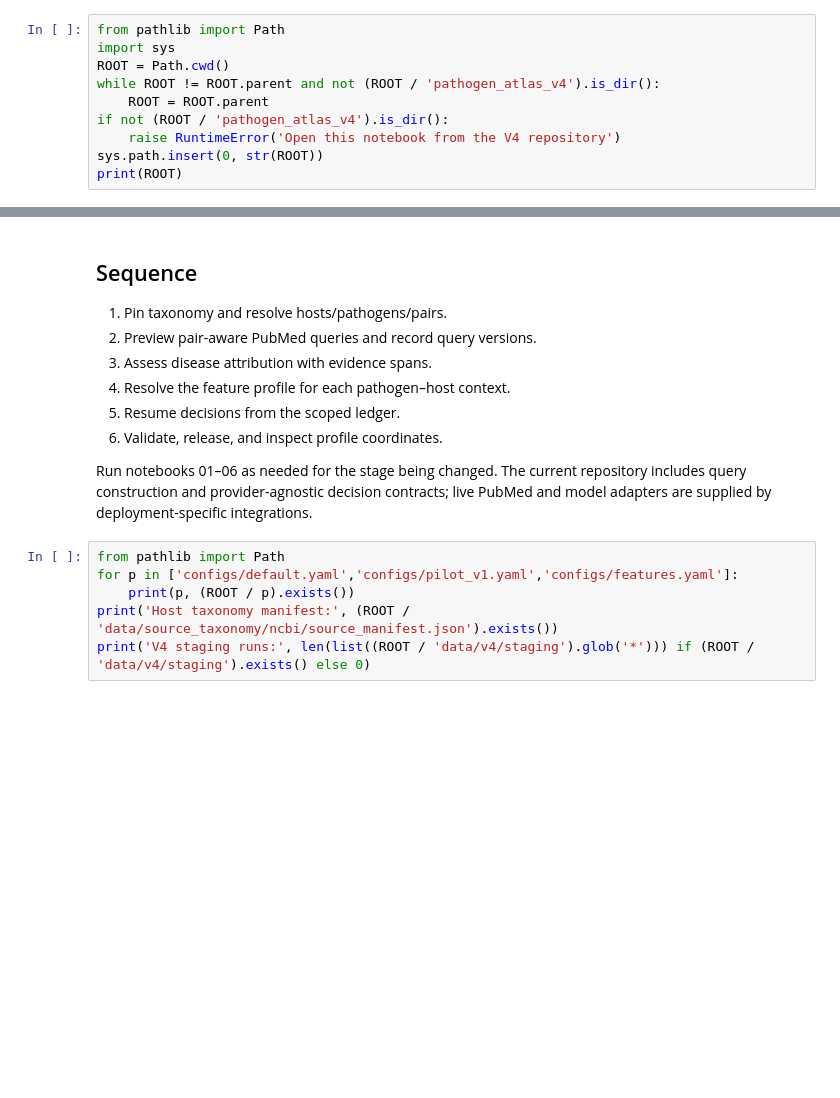
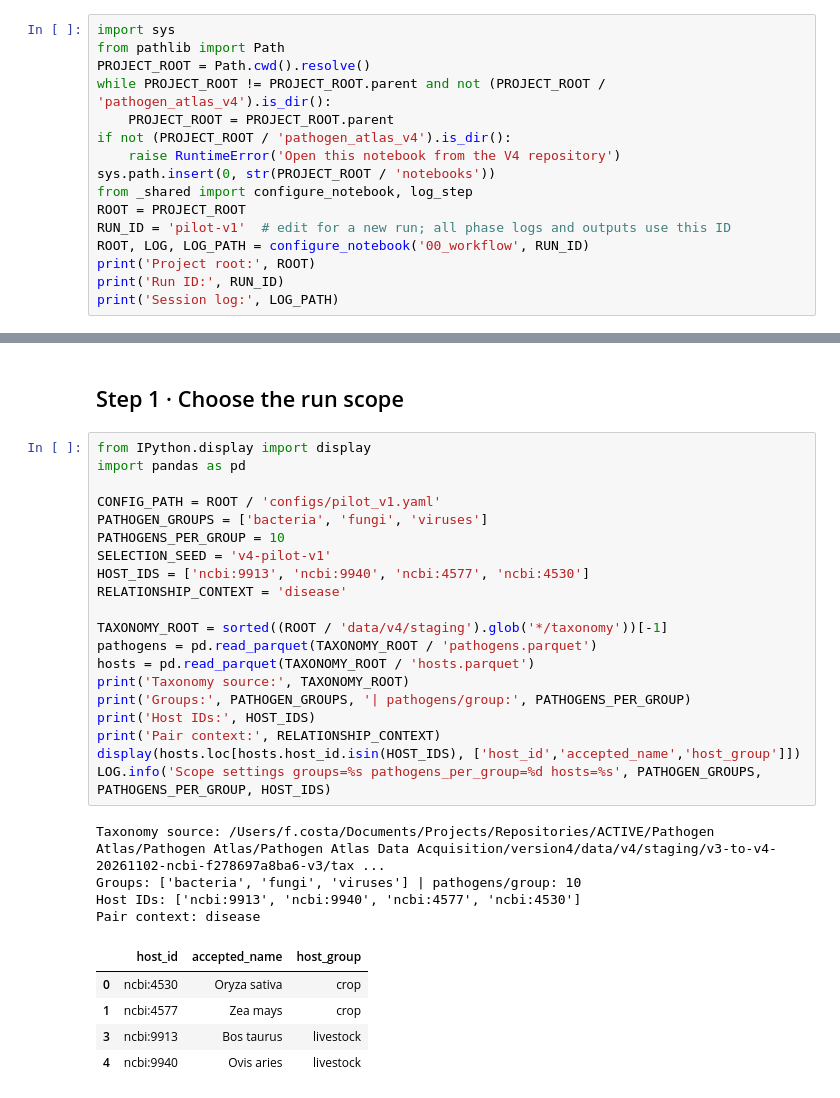
Before and after one commit to fabriziocosta/pathogen-atlas-v4, a Jupyter notebook: notebooks/00_workflow.ipynb, the cells around one changed output, grey strips where cells are left out. Saved outputs shown, nothing was run; the diff lists cells and outputs as text; blank space fills up the shorter version.

Commit message:
Expand V4 phase notebooks with logging

```diff
--- a/notebooks/00_workflow.ipynb
+++ b/notebooks/00_workflow.ipynb
@@ -5,10 +7,16 @@ This notebook is the entry point for the modular acquisition workflow. Each note
 # %%
+import sys
 from pathlib import Path
-import sys
-ROOT = Path.cwd()
-while ROOT != ROOT.parent and not (ROOT / 'pathogen_atlas_v4').is_dir():
-    ROOT = ROOT.parent
-if not (ROOT / 'pathogen_atlas_v4').is_dir():
+PROJECT_ROOT = Path.cwd().resolve()
+while PROJECT_ROOT != PROJECT_ROOT.parent and not (PROJECT_ROOT / 'pathogen_atlas_v4').is_dir():
+    PROJECT_ROOT = PROJECT_ROOT.parent
+if not (PROJECT_ROOT / 'pathogen_atlas_v4').is_dir():
     raise RuntimeError('Open this notebook from the V4 repository')
-sys.path.insert(0, str(ROOT))
-print(ROOT)
+sys.path.insert(0, str(PROJECT_ROOT / 'notebooks'))
+from _shared import configure_notebook, log_step
+ROOT = PROJECT_ROOT
+RUN_ID = 'pilot-v1'  # edit for a new run; all phase logs and outputs use this ID
+ROOT, LOG, LOG_PATH = configure_notebook('00_workflow', RUN_ID)
+print('Project root:', ROOT)
+print('Run ID:', RUN_ID)
+print('Session log:', LOG_PATH)
@@ -15,17 +30,32 @@ print(ROOT)
-# %% [markdown]
-## Sequence
-
-1. Pin taxonomy and resolve hosts/pathogens/pairs.
-2. Preview pair-aware PubMed queries and record query versions.
-3. Assess disease attribution with evidence spans.
-4. Resolve the feature profile for each pathogen–host context.
-5. Resume decisions from the scoped ledger.
-6. Validate, release, and inspect profile coordinates.
-
-Run notebooks 01–06 as needed for the stage being changed. The current repository includes query construction and provider-agnostic decision contracts; live PubMed and model adapters are supplied by deployment-specific integrations.
-# %%
-from pathlib import Path
-for p in ['configs/default.yaml','configs/pilot_v1.yaml','configs/features.yaml']:
-    print(p, (ROOT / p).exists())
-print('Host taxonomy manifest:', (ROOT / 'data/source_taxonomy/ncbi/source_manifest.json').exists())
-print('V4 staging runs:', len(list((ROOT / 'data/v4/staging').glob('*'))) if (ROOT / 'data/v4/staging').exists() else 0)
+# %% [markdown]
+## Step 1 · Choose the run scope
+# %%
+from IPython.display import display
+import pandas as pd
+
+CONFIG_PATH = ROOT / 'configs/pilot_v1.yaml'
+PATHOGEN_GROUPS = ['bacteria', 'fungi', 'viruses']
+PATHOGENS_PER_GROUP = 10
+SELECTION_SEED = 'v4-pilot-v1'
+HOST_IDS = ['ncbi:9913', 'ncbi:9940', 'ncbi:4577', 'ncbi:4530']
+RELATIONSHIP_CONTEXT = 'disease'
+
+TAXONOMY_ROOT = sorted((ROOT / 'data/v4/staging').glob('*/taxonomy'))[-1]
+pathogens = pd.read_parquet(TAXONOMY_ROOT / 'pathogens.parquet')
+hosts = pd.read_parquet(TAXONOMY_ROOT / 'hosts.parquet')
+print('Taxonomy source:', TAXONOMY_ROOT)
+print('Groups:', PATHOGEN_GROUPS, '| pathogens/group:', PATHOGENS_PER_GROUP)
+print('Host IDs:', HOST_IDS)
+print('Pair context:', RELATIONSHIP_CONTEXT)
+display(hosts.loc[hosts.host_id.isin(HOST_IDS), ['host_id','accepted_name','host_group']])
+LOG.info('Scope settings groups=%s pathogens_per_group=%d hosts=%s', PATHOGEN_GROUPS, PATHOGENS_PER_GROUP, HOST_IDS)
+# %% [output]
+Taxonomy source: /Users/f.costa/Documents/Projects/Repositories/ACTIVE/Pathogen Atlas/Pathogen Atlas/Pathogen Atlas Data Acquisition/version4/data/v4/staging/v3-to-v4-20261102-ncbi-f278697a8ba6-v3/tax ...
+Groups: ['bacteria', 'fungi', 'viruses'] | pathogens/group: 10
+Host IDs: ['ncbi:9913', 'ncbi:9940', 'ncbi:4577', 'ncbi:4530']
+Pair context: disease
+|  | host_id | accepted_name | host_group |
+| 0 | ncbi:4530 | Oryza sativa | crop |
+| 1 | ncbi:4577 | Zea mays | crop |
+| 3 | ncbi:9913 | Bos taurus | livestock |
+| 4 | ncbi:9940 | Ovis aries | livestock |
```
Also changed, not shown: parts of 16 cells of this notebook, 12 other files.
